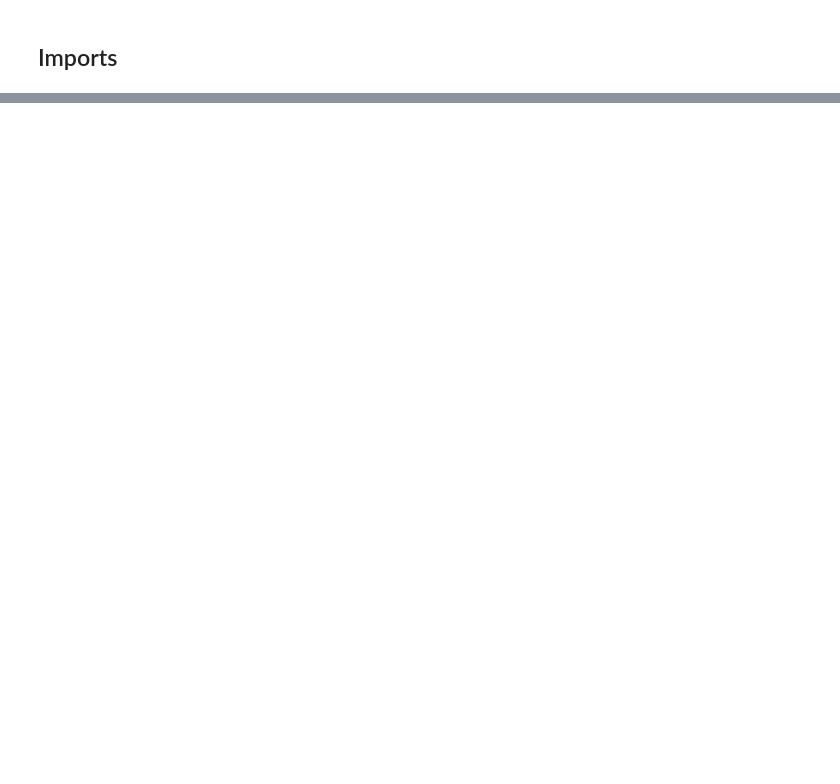
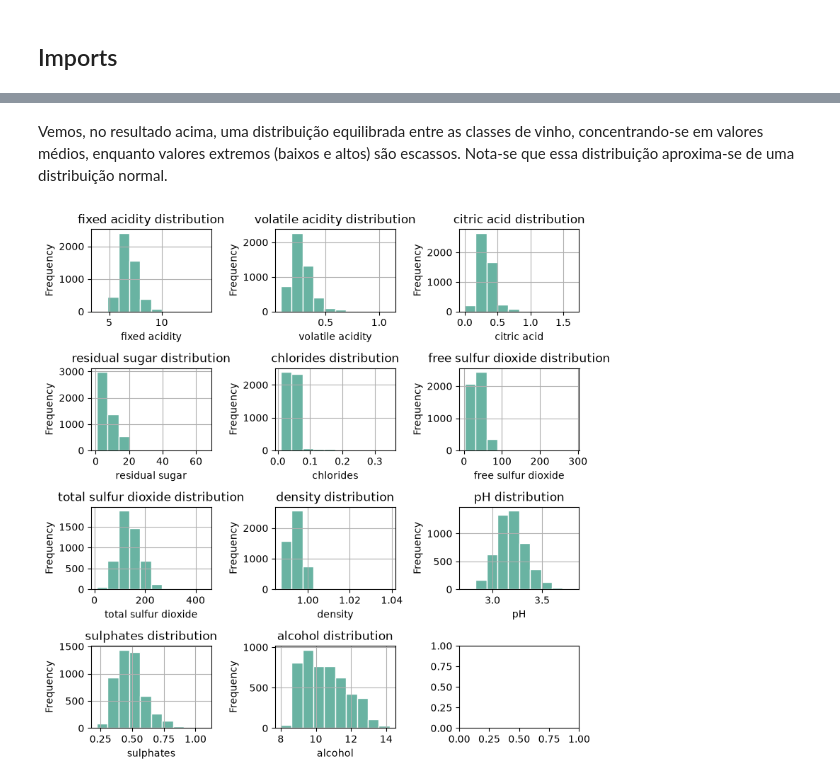
Before and after one commit to leodayvison/aci-homeworks, a Jupyter notebook: hw1/eda.ipynb, the cells around one changed output, grey strips where cells are left out. Cells and saved outputs as stored; diff of their text form; code cells hidden in the pictures; blank space fills up the shorter version.

```diff
--- a/hw1/eda.ipynb
+++ b/hw1/eda.ipynb
@@ -42,0 +58,29 @@ Realizando uma simples análise do conjunto de dados, considerando que desejamos
+# %% [markdown]
+Vemos, no resultado acima, uma distribuição equilibrada entre as classes de vinho, concentrando-se em valores médios, enquanto valores extremos (baixos e altos) são escassos. Nota-se que essa distribuição aproxima-se de uma distribuição normal.
+# %%
+fig, axes = plt.subplots(nrows=4, ncols=3, figsize=(8, 8))
+
+# Flatten the axes array (makes it easier to iterate over)
+axes = axes.flatten()
+
+# Loop through each column and plot a histogram
+for i, column in enumerate(wine_feat.columns):
+
+    # Add the histogram
+    wine_feat[column].hist(ax=axes[i], # Define on which ax we're working on
+                    edgecolor='white', # Color of the border
+                    color='#69b3a2' # Color of the bins
+                   )
+
+    # Add title and axis label
+    axes[i].set_title(f'{column} distribution')
+    axes[i].set_xlabel(column)
+    axes[i].set_ylabel('Frequency')
+
+# Adjust layout
+plt.tight_layout()
+
+# Show the plot
+plt.show()
+# %% [output]
+[figure, added]
```
Also changed, not shown: parts of 7 cells of this notebook.
